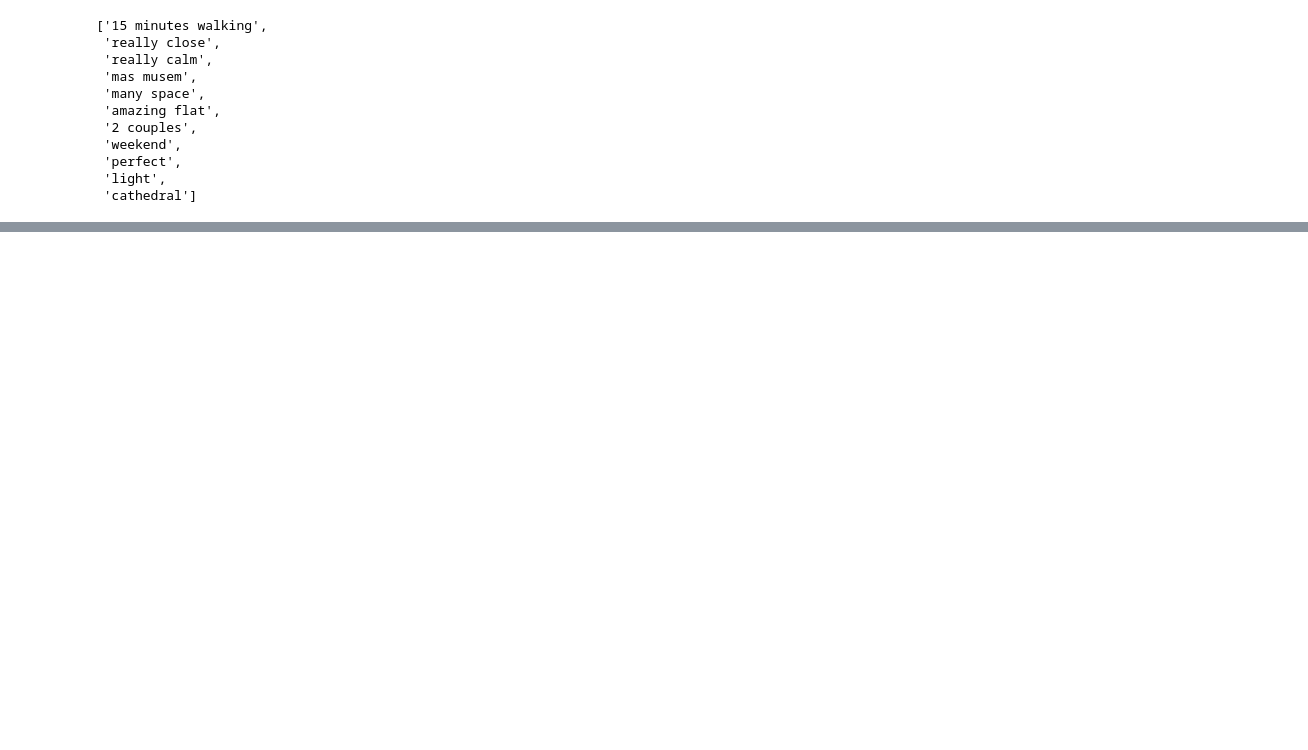
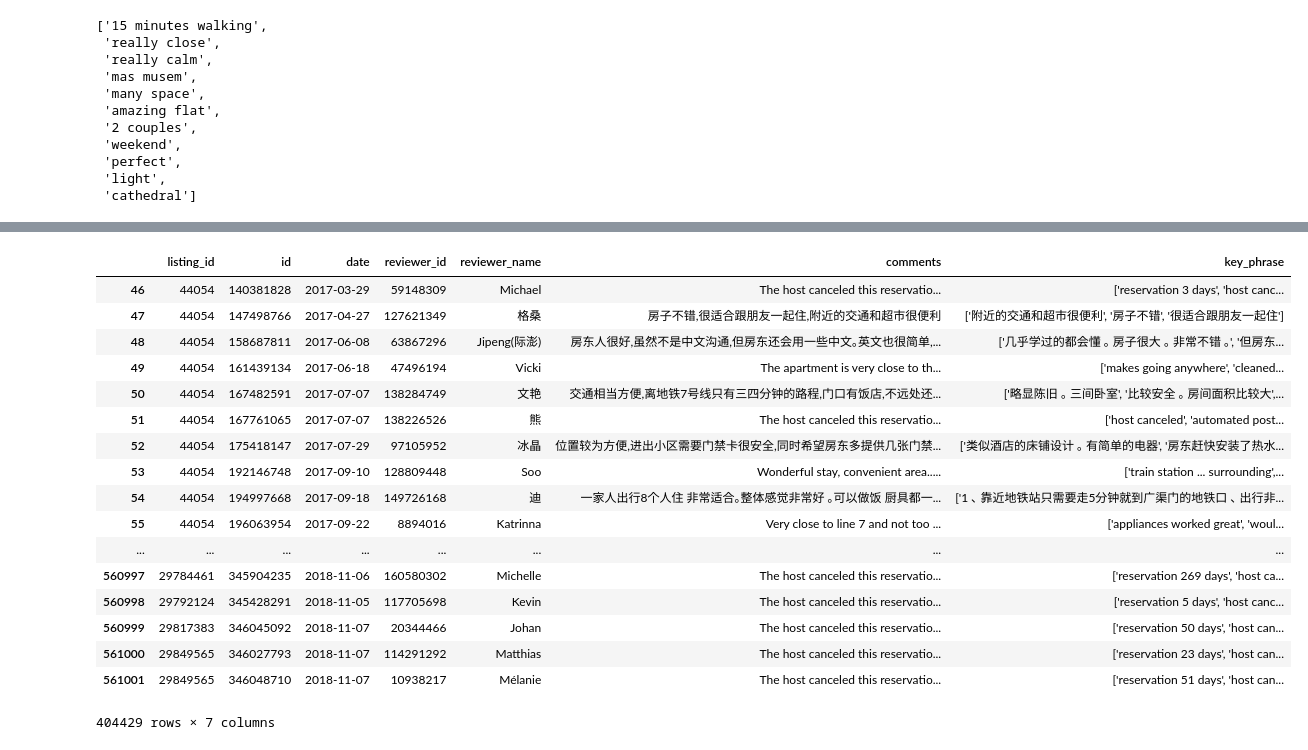
Before and after one commit to u940729/NTUT_0120, a Jupyter notebook: airbnb.ipynb, the cells around one changed output, grey strips where cells are left out. Drawn from its saved outputs; the diff is of its cells as text; code cells hidden in the pictures; blank space fills up the shorter version.

```diff
--- a/airbnb.ipynb
+++ b/airbnb.ipynb
@@ -222,0 +290,24 @@ df
+# %%
+low = pd.to_datetime(df["date"]) >= "2017-01-01"
+high = pd.to_datetime(df["date"]) <= "2018-12-31"
+df[low & high].to_csv("date.csv", encoding="utf-8")
+df[low & high]
+# %% [output]
+|  | listing_id | id | date | reviewer_id | reviewer_name | comments | key_phrase |
+| 46 | 44054 | 140381828 | 2017-03-29 | 59148309 | Michael | The host canceled this reservatio... | ['reservation 3 days', 'host canc... |
+| 47 | 44054 | 147498766 | 2017-04-27 | 127621349 | 格桑 | 房子不错,很适合跟朋友一起住,附近的交通和超市很便利 | ['附近的交通和超市很便利', '房子不错', '很适合跟朋友一起住'] |
+| 48 | 44054 | 158687811 | 2017-06-08 | 63867296 | Jipeng(际澎) | 房东人很好,虽然不是中文沟通,但房东还会用一些中文｡英文也很简单,... | ['几乎学过的都会懂 ｡ 房子很大 ｡ 非常不错 ｡', '但房东... |
+| 49 | 44054 | 161439134 | 2017-06-18 | 47496194 | Vicki | The apartment is very close to th... | ['makes going anywhere', 'cleaned... |
+| 50 | 44054 | 167482591 | 2017-07-07 | 138284749 | 文艳 | 交通相当方便,离地铁7号线只有三四分钟的路程,门口有饭店,不远处还... | ['略显陈旧 ｡ 三间卧室', '比较安全 ｡ 房间面积比较大',... |
+| 51 | 44054 | 167761065 | 2017-07-07 | 138226526 | 熊 | The host canceled this reservatio... | ['host canceled', 'automated post... |
+| 52 | 44054 | 175418147 | 2017-07-29 | 97105952 | 冰晶 | 位置较为方便,进出小区需要门禁卡很安全,同时希望房东多提供几张门禁... | ['类似酒店的床铺设计 ｡ 有简单的电器', '房东赶快安装了热水... |
+| 53 | 44054 | 192146748 | 2017-09-10 | 128809448 | Soo | Wonderful stay, convenient area..... | ['train station ... surrounding',... |
+| 54 | 44054 | 194997668 | 2017-09-18 | 149726168 | 迪 | 一家人出行8个人住 非常适合｡整体感觉非常好 ｡可以做饭 厨具都一... | ['1 ､ 靠近地铁站只需要走5分钟就到广渠门的地铁口 ､ 出行非... |
+| 55 | 44054 | 196063954 | 2017-09-22 | 8894016 | Katrinna | Very close to line 7 and not too ... | ['appliances worked great', 'woul... |
+| ... | ... | ... | ... | ... | ... | ... | ... |
+| 560997 | 29784461 | 345904235 | 2018-11-06 | 160580302 | Michelle | The host canceled this reservatio... | ['reservation 269 days', 'host ca... |
+| 560998 | 29792124 | 345428291 | 2018-11-05 | 117705698 | Kevin | The host canceled this reservatio... | ['reservation 5 days', 'host canc... |
+| 560999 | 29817383 | 346045092 | 2018-11-07 | 20344466 | Johan | The host canceled this reservatio... | ['reservation 50 days', 'host can... |
+| 561000 | 29849565 | 346027793 | 2018-11-07 | 114291292 | Matthias | The host canceled this reservatio... | ['reservation 23 days', 'host can... |
+| 561001 | 29849565 | 346048710 | 2018-11-07 | 10938217 | Mélanie | The host canceled this reservatio... | ['reservation 51 days', 'host can... |
+404429 rows × 7 columns
```
Also changed, not shown: parts of 13 cells of this notebook.
